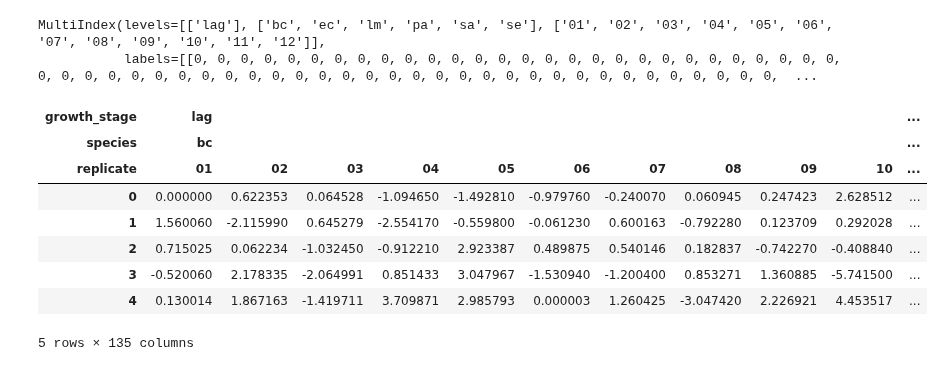
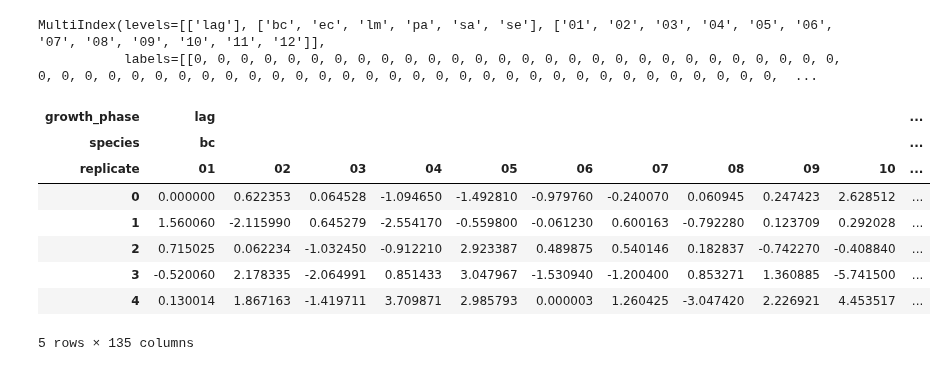
Before and after one commit to AnthonyDickson/summer-bursary-2018, a Jupyter notebook: bacteria/Data Preparation.ipynb, the cells around one changed output. Cells and saved outputs as stored; diff of their text form; code cells hidden in the pictures.

Commit message:
Rename growth stage to growth phase

```diff
--- a/bacteria/Data Preparation.ipynb
+++ b/bacteria/Data Preparation.ipynb
@@ -86,7 +91,7 @@ print(df_16ms.columns.values)
  'sa07_log' 'sa08_log' 'sa01_stat' 'sa02_stat' 'sa03_stat' 'sa04_stat'
  'sa05_stat' 'sa06_stat' 'sa07_stat' 'sa08_stat']
 # %%
-growth_stages = ['lag', 'log', 'stat']
+growth_phases = ['lag', 'log', 'stat']
 # %%
 bacteria_prefixes = np.unique(list(map(lambda col_name: col_name[:2], df_16ms.columns.values[1:])))
 bacteria_prefixes
@@ -134,32 +139,32 @@ pd.MultiIndex.from_product([['lag']] + df_log_multilevel.columns.levels)
 MultiIndex(levels=[['lag'], ['bc', 'ec', 'lm', 'pa', 'sa', 'se'], ['01', '02', '03', '04', '05', '06', '07', '08', '09', '10', '11', '12']],
            labels=[[0, 0, 0, 0, 0, 0, 0, 0, 0, 0, 0, 0, 0, 0, 0, 0, 0, 0, 0, 0, 0, 0, 0, 0, 0, 0, 0, 0, 0, 0, 0, 0, 0, 0, 0, 0, 0, 0, 0, 0, 0, 0, 0, 0, 0, 0, 0, 0, 0, 0, 0, 0, 0, 0, 0, 0, 0, 0, 0, 0,  ...
 # %%
-growth_stage_dfs = []
+growth_phase_dfs = []
 
-for growth_stage in growth_stages:
-    growth_stage_df = df_16ms.filter(regex=growth_stage)
+for growth_phase in growth_phases:
+    growth_phase_df = df_16ms.filter(regex=growth_phase)
 
     species_dfs = []
 
     for species in bacteria_prefixes:
-        species_df = growth_stage_df.filter(regex=species)
+        species_df = growth_phase_df.filter(regex=species)
         species_df.columns = species_df.columns.str.replace(species, "")
-        species_df.columns = species_df.columns.str.replace("_%s" % growth_stage, "")
+        species_df.columns = species_df.columns.str.replace("_%s" % growth_phase, "")
         species_df.columns = pd.MultiIndex.from_product([[species], species_df.columns])
 
         species_dfs.append(species_df)
 
     species_multilevel_df = pd.concat(species_dfs, axis=1)
 
-    growth_stage_dfs.append(species_multilevel_df)
+    growth_phase_dfs.append(species_multilevel_df)
 
-growth_stages_df = pd.concat(growth_stage_dfs,
+growth_phases_df = pd.concat(growth_phase_dfs,
                              axis=1,
-                             keys=growth_stages,
-                             names=('growth_stage', 'species', 'replicate'))
-growth_stages_df.head()
+                             keys=growth_phases,
+                             names=('growth_phase', 'species', 'replicate'))
+growth_phases_df.head()
 # %% [output]
-| growth_stage | lag |  |  |  |  |  |  |  |  |  | ... |
+| growth_phase | lag |  |  |  |  |  |  |  |  |  | ... |
 | species | bc |  |  |  |  |  |  |  |  |  | ... |
 | replicate | 01 | 02 | 03 | 04 | 05 | 06 | 07 | 08 | 09 | 10 | ... |
 | 0 | 0.000000 | 0.622353 | 0.064528 | -1.094650 | -1.492810 | -0.979760 | -0.240070 | 0.060945 | 0.247423 | 2.628512 | ... |
```
Also changed, not shown: parts of 3 cells of this notebook, 2 other files.
